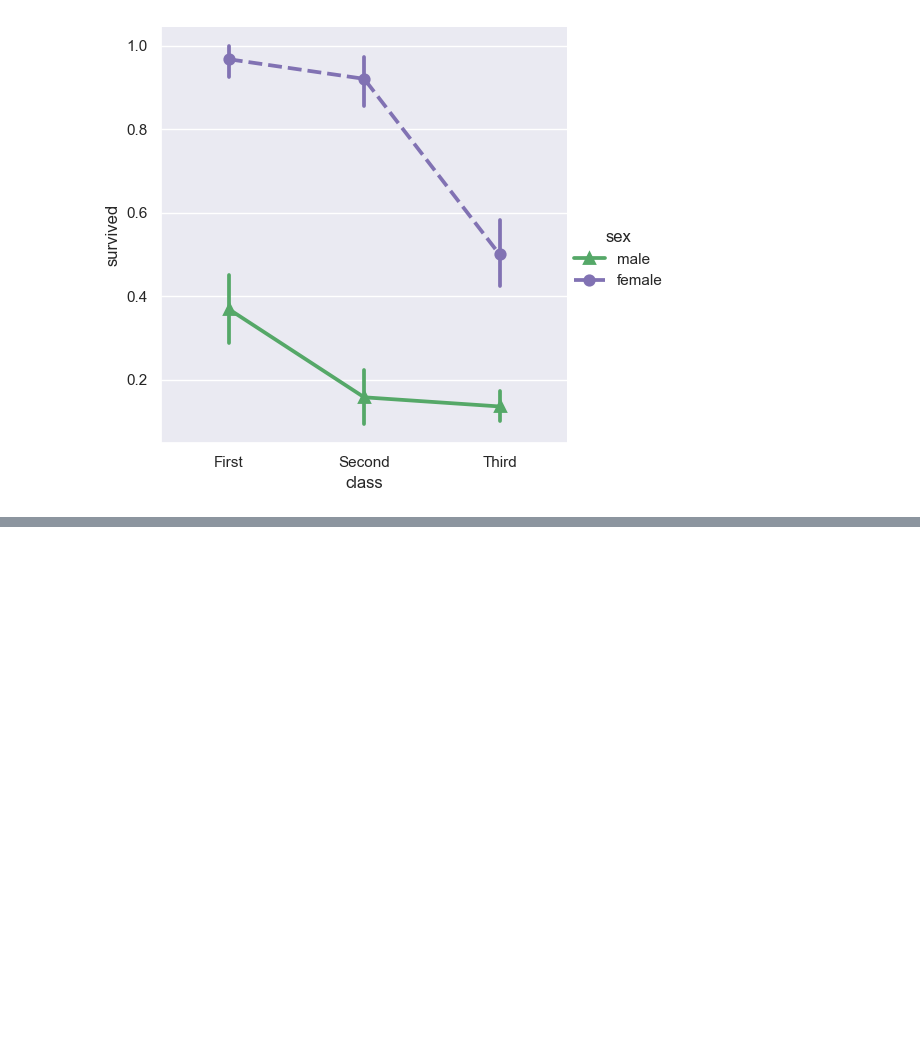
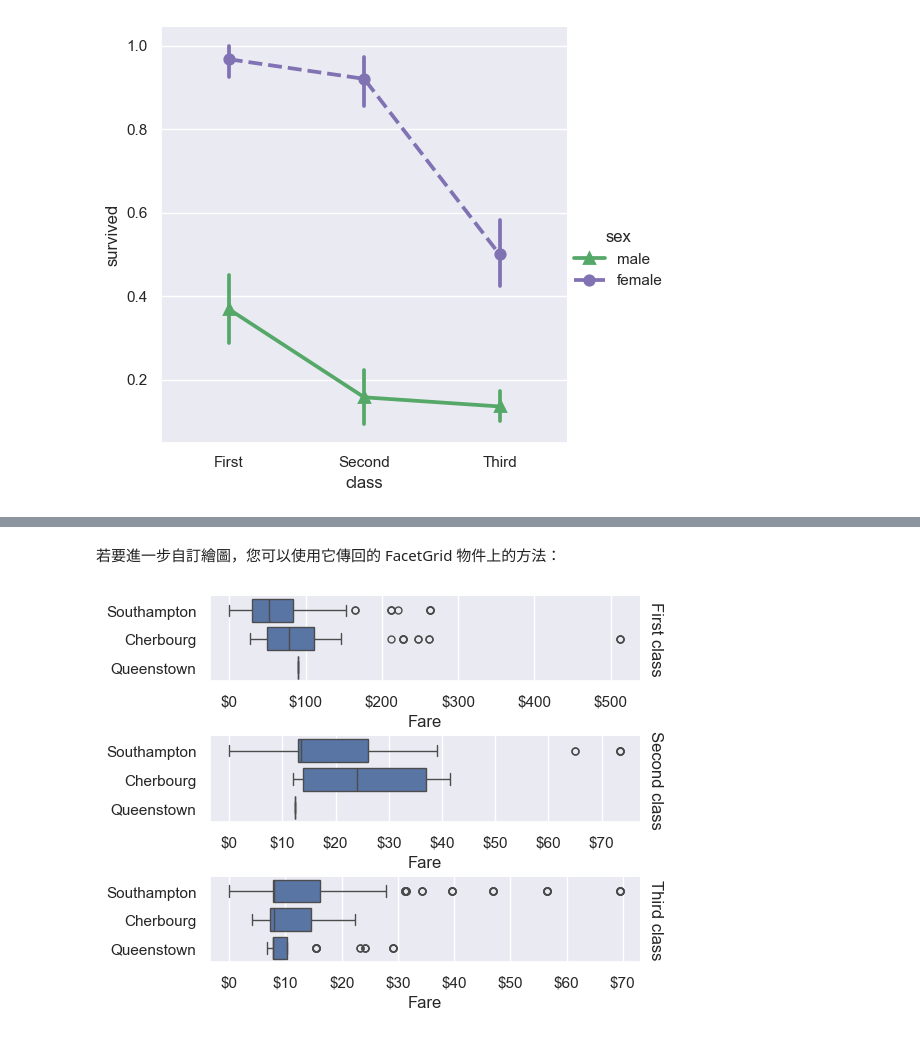
Before and after one commit to wu4fmp6/machine_learning, a Jupyter notebook: 4_4.ipynb, the cells around one changed output, grey strips where cells are left out. Drawn from its saved outputs; the diff is of its cells as text; code cells hidden in the pictures; blank space fills up the shorter version.

```diff
--- a/4_4.ipynb
+++ b/4_4.ipynb
@@ -260,0 +272,16 @@ sns.catplot(
+# %% [markdown]
+若要進一步自訂繪圖，您可以使用它傳回的 FacetGrid 物件上的方法：
+# %%
+g = sns.catplot(
+    data=titanic,
+    x="fare", y="embark_town", row="class",
+    kind="box", orient="h",
+    sharex=False, margin_titles=True,
+    height=1.5, aspect=4,
+)
+g.set(xlabel="Fare", ylabel="")
+g.set_titles(row_template="{row_name} class")
+for ax in g.axes.flat:
+    ax.xaxis.set_major_formatter('${x:.0f}')
+# %% [output]
+[figure, added]
```
Also changed, not shown: parts of 2 cells of this notebook, 1 other file.
